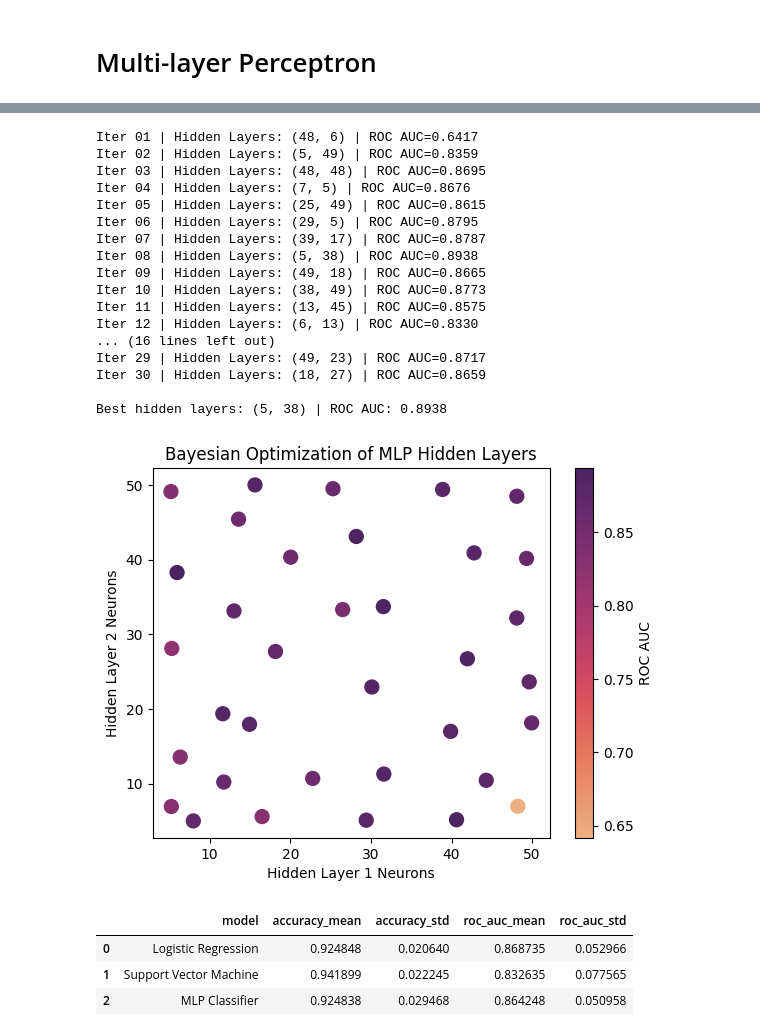
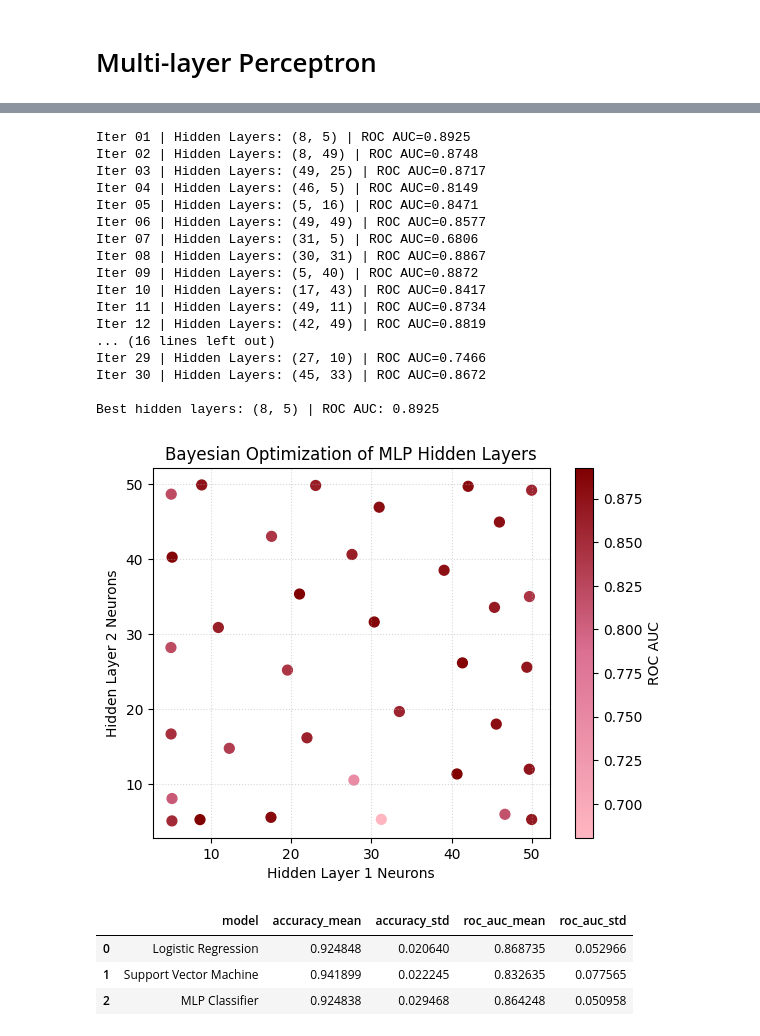
Before and after one commit to AnaSofiaHinojosa/Proyecto2LabAprEstadistico, a Jupyter notebook: reporte.ipynb, the cells around one changed output, grey strips where cells are left out. Drawn from its saved outputs; the diff is of its cells as text; code cells hidden in the pictures.

```diff
--- a/reporte.ipynb
+++ b/reporte.ipynb
@@ -427,8 +492,8 @@ gaussian_y = []
 
 for c_log in gaussian_x.flatten():
     C = 10 ** c_log
-    auc, _ = regresion_logistica(X_scaled, y, kfolds, C)
-    gaussian_y.append(auc)
+    auc_g, _ = regresion_logistica(X_scaled, y, kfolds, C, plot=False)
+    gaussian_y.append(auc_g)
 
 gaussian_y = np.array(gaussian_y)
 
@@ -445,7 +510,7 @@ for i in range(n_iter):
     xn = x_candidates[max_idx, 0]
 
     C_new = 10 ** xn
-    auc_new_lr, _ = regresion_logistica(X_scaled, y, kfolds, C_new)
+    auc_new_lr, _ = regresion_logistica(X_scaled, y, kfolds, C_new, plot=False)
 
     gaussian_x = np.vstack([gaussian_x, [[xn]]])
     gaussian_y = np.append(gaussian_y, auc_new_lr)
@@ -513,8 +579,8 @@ gaussian_y = []
 
 for c_log in gaussian_x.flatten():
     C = 10 ** c_log
-    auc, _ = sup_vector_machine(X_scaled, y, kfolds, C)
-    gaussian_y.append(auc)
+    auc_g, _ = sup_vector_machine(X_scaled, y, kfolds, C, plot=False)
+    gaussian_y.append(auc_g)
 
 gaussian_y = np.array(gaussian_y)
 
@@ -531,7 +597,7 @@ for i in range(n_iter):
     xn = x_candidates[max_idx, 0]
 
     C_new = 10 ** xn
-    auc_new_svc, _ = sup_vector_machine(X_scaled, y, kfolds, C_new)
+    auc_new_svc, _ = sup_vector_machine(X_scaled, y, kfolds, C_new, plot=False)
 
     gaussian_x = np.vstack([gaussian_x, [[xn]]])
     gaussian_y = np.append(gaussian_y, auc_new_svc)
@@ -599,7 +666,7 @@ gaussian_x = np.random.uniform(layer_range[0], layer_range[1], size=(5, 2))
 gaussian_y = []
 
 for h1, h2 in gaussian_x:
-    auc_mean, _ = mlp_classifier(X, y, kfolds, hidden_layer_sizes=(int(h1), int(h2)))
+    auc_mean, _ = mlp_classifier(X, y, kfolds, plot=False, hidden_layer_sizes=(int(h1), int(h2)))
     gaussian_y.append(auc_mean)
 
 gaussian_y = np.array(gaussian_y)
@@ -618,7 +685,7 @@ for i in range(n_iter):
     max_idx = np.argmax(diff)
     xn = x_candidates[max_idx]
 
-    auc_new_mlp, _ = mlp_classifier(X, y, kfolds, hidden_layer_sizes=(int(xn[0]), int(xn[1])))
+    auc_new_mlp, _ = mlp_classifier(X, y, kfolds, plot=False, hidden_layer_sizes=(int(xn[0]), int(xn[1])))
 
     gaussian_x = np.vstack([gaussian_x, [xn]])
     gaussian_y = np.append(gaussian_y, auc_new_mlp)
@@ -632,32 +699,36 @@ best_score_mlp = gaussian_y[best_idx]
 
 print(f"\nBest hidden layers: {best_layers} | ROC AUC: {best_score_mlp:.4f}")
 # %% [output]
-Iter 01 | Hidden Layers: (48, 6) | ROC AUC=0.6417
-Iter 02 | Hidden Layers: (5, 49) | ROC AUC=0.8359
-Iter 03 | Hidden Layers: (48, 48) | ROC AUC=0.8695
-Iter 04 | Hidden Layers: (7, 5) | ROC AUC=0.8676
-Iter 05 | Hidden Layers: (25, 49) | ROC AUC=0.8615
-Iter 06 | Hidden Layers: (29, 5) | ROC AUC=0.8795
-Iter 07 | Hidden Layers: (39, 17) | ROC AUC=0.8787
-Iter 08 | Hidden Layers: (5, 38) | ROC AUC=0.8938
-Iter 09 | Hidden Layers: (49, 18) | ROC AUC=0.8665
-Iter 10 | Hidden Layers: (38, 49) | ROC AUC=0.8773
-Iter 11 | Hidden Layers: (13, 45) | ROC AUC=0.8575
-Iter 12 | Hidden Layers: (6, 13) | ROC AUC=0.8330
+Iter 01 | Hidden Layers: (8, 5) | ROC AUC=0.8925
+Iter 02 | Hidden Layers: (8, 49) | ROC AUC=0.8748
+Iter 03 | Hidden Layers: (49, 25) | ROC AUC=0.8717
+Iter 04 | Hidden Layers: (46, 5) | ROC AUC=0.8149
+Iter 05 | Hidden Layers: (5, 16) | ROC AUC=0.8471
+Iter 06 | Hidden Layers: (49, 49) | ROC AUC=0.8577
+Iter 07 | Hidden Layers: (31, 5) | ROC AUC=0.6806
+Iter 08 | Hidden Layers: (30, 31) | ROC AUC=0.8867
+Iter 09 | Hidden Layers: (5, 40) | ROC AUC=0.8872
+Iter 10 | Hidden Layers: (17, 43) | ROC AUC=0.8417
+Iter 11 | Hidden Layers: (49, 11) | ROC AUC=0.8734
+Iter 12 | Hidden Layers: (42, 49) | ROC AUC=0.8819
 ... (16 lines left out)
-Iter 29 | Hidden Layers: (49, 23) | ROC AUC=0.8717
-Iter 30 | Hidden Layers: (18, 27) | ROC AUC=0.8659
+Iter 29 | Hidden Layers: (27, 10) | ROC AUC=0.7466
+Iter 30 | Hidden Layers: (45, 33) | ROC AUC=0.8672
 
-Best hidden layers: (5, 38) | ROC AUC: 0.8938
+Best hidden layers: (8, 5) | ROC AUC: 0.8925
 # %%
-plt.scatter(gaussian_x[:, 0], gaussian_x[:, 1], c=gaussian_y, cmap='flare', s=100)
+colors = ["lightpink", "palevioletred", "maroon"]
+pink_cmap = LinearSegmentedColormap.from_list("pvr_to_maroon", colors, N=256)
+
+plt.scatter(gaussian_x[:, 0], gaussian_x[:, 1], c=gaussian_y, cmap=pink_cmap, s=50)
 plt.colorbar(label='ROC AUC')
 plt.xlabel('Hidden Layer 1 Neurons')
 plt.ylabel('Hidden Layer 2 Neurons')
 plt.title('Bayesian Optimization of MLP Hidden Layers')
+plt.grid(linestyle=':', alpha=0.5)
 plt.show()
 # %% [output]
-[figure, old version]
+[figure, new version]
 # %%
 comparison_df = pd.DataFrame(results + results_svc + results_mlp)
 comparison_df
```
Also changed, not shown: parts of 10 cells of this notebook.
